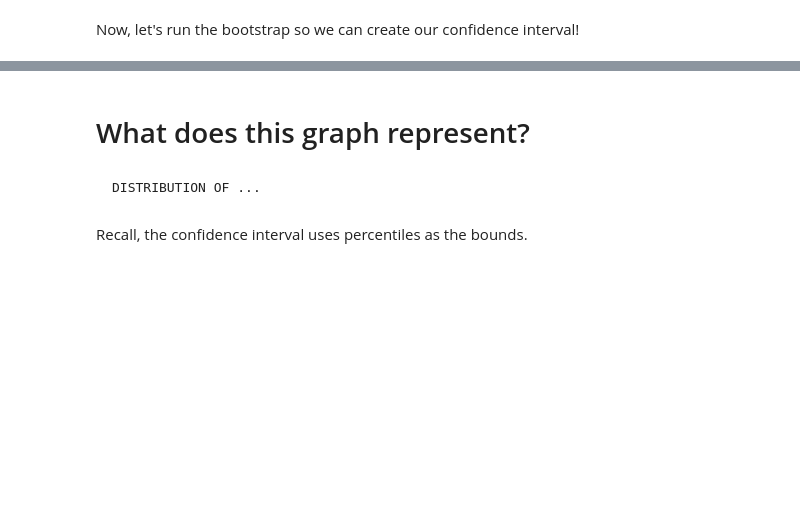
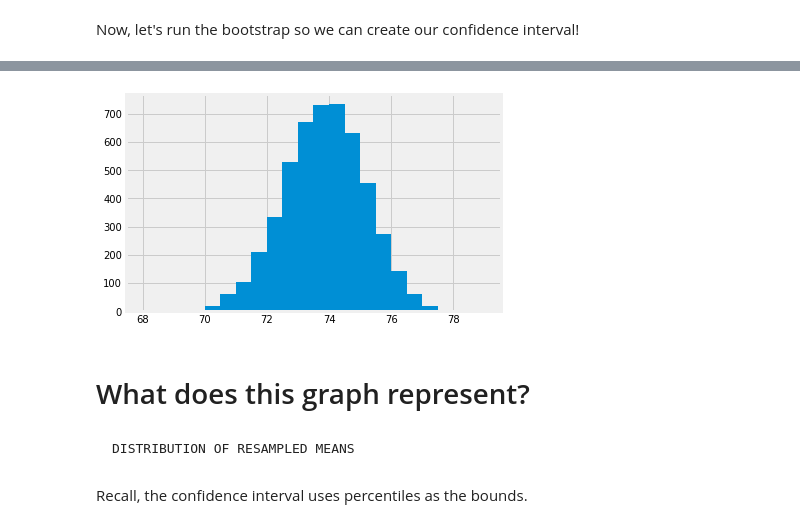
Before and after one commit to jemmott/DSC10-Sp20, a Jupyter notebook: Discussions/Week08/discussion.ipynb, the cells around one changed output, grey strips where cells are left out. Drawn from its saved outputs; the diff is of its cells as text; code cells hidden in the pictures; blank space fills up the shorter version.

````diff
--- a/Discussions/Week08/discussion.ipynb
+++ b/Discussions/Week08/discussion.ipynb
@@ -35,6 +71,7 @@ recent_data
 
 # Defining a function to create bins easily
 def get_bins(array, bin_size=1):
+    """Create bins from the array with bin_size for each bin"""
     return np.arange(
         int(array.min()), int(array.max()) + 1 + bin_size, bin_size
     )
@@ -117,16 +202,18 @@ plt.hist(sample_means, bins=get_bins(sample_means, 0.5));
 # %%
 # Fast version!
 bootstrap_count = 5_000
 n = collected.shape[0]
 life_exp = collected.get(MEASURE)
-sample_means = np.array([life_exp.iloc[np.random.choice(n, n)].mean() for i in range(bootstrap_count)])
+sample_means = np.array([life_exp.iloc[np.random.choice(n, size = n)].mean() for i in range(bootstrap_count)])
 
 plt.hist(sample_means, bins=get_bins(sample_means, 0.5));
+# %% [output]
+[figure, added]
 # %% [markdown]
 # What does this graph represent?
 # %% [markdown]
 ```
-DISTRIBUTION OF ...
+DISTRIBUTION OF RESAMPLED MEANS
 ```
 # %% [markdown]
 Recall, the confidence interval uses percentiles as the bounds.
````
Also changed, not shown: parts of 32 cells of this notebook.
